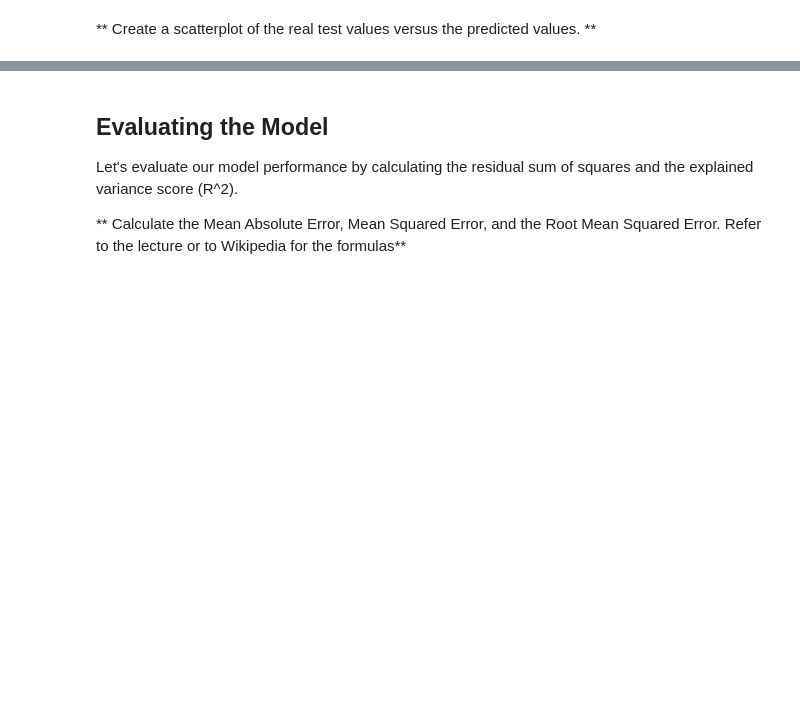
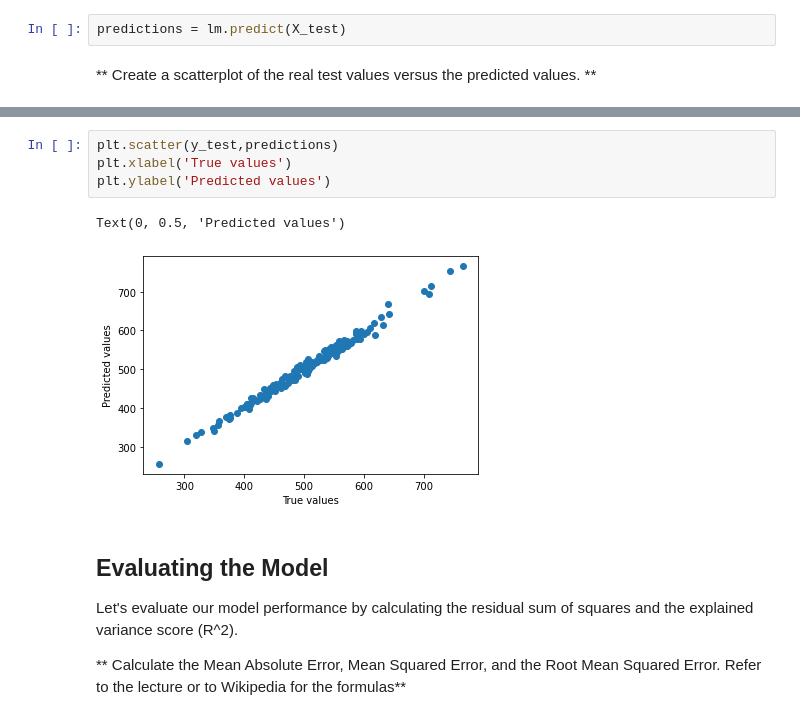
Before and after one commit to LukaszBijak/Python, a Jupyter notebook: Python for Data Science and Machine Learning/02-Linear Regression Project.ipynb, the cells around one changed output, grey strips where cells are left out. Cells and saved outputs as stored; diff of their text form; blank space fills up the shorter version.

```diff
--- a/Python for Data Science and Machine Learning/02-Linear Regression Project.ipynb
+++ b/Python for Data Science and Machine Learning/02-Linear Regression Project.ipynb
@@ -181,5 +181,7 @@ array([25.98154972, 38.59015875,  0.19040528, 61.27909654])
 Now that we have fit our model, let's evaluate its performance by predicting off the test values!
 
 ** Use lm.predict() to predict off the X_test set of the data.**
+# %%
+predictions = lm.predict(X_test)
 # %% [markdown]
 ** Create a scatterplot of the real test values versus the predicted values. **
@@ -190,3 +188,10 @@ Now that we have fit our model, let's evaluate its performance by predicting off
+# %%
+plt.scatter(y_test,predictions)
+plt.xlabel('True values')
+plt.ylabel('Predicted values')
+# %% [output]
+Text(0, 0.5, 'Predicted values')
+[figure, added]
 # %% [markdown]
 ## Evaluating the Model
 
```
Also changed, not shown: parts of 7 cells of this notebook.
